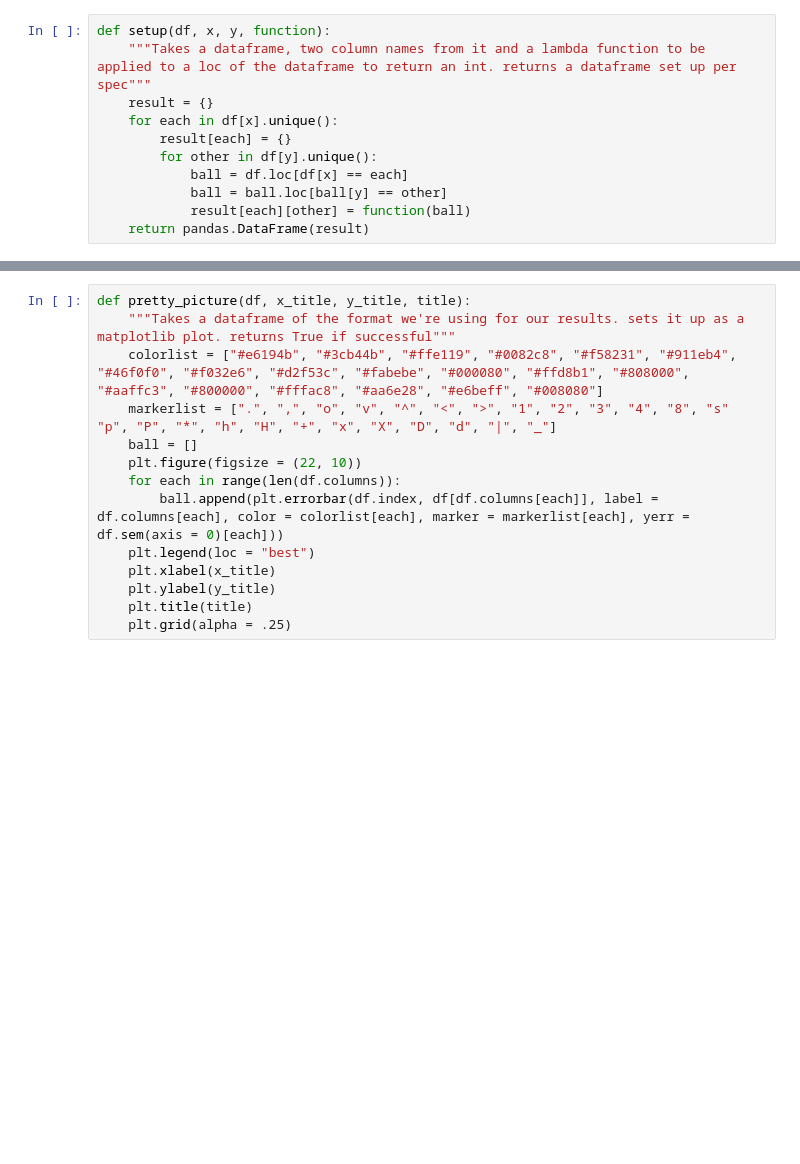
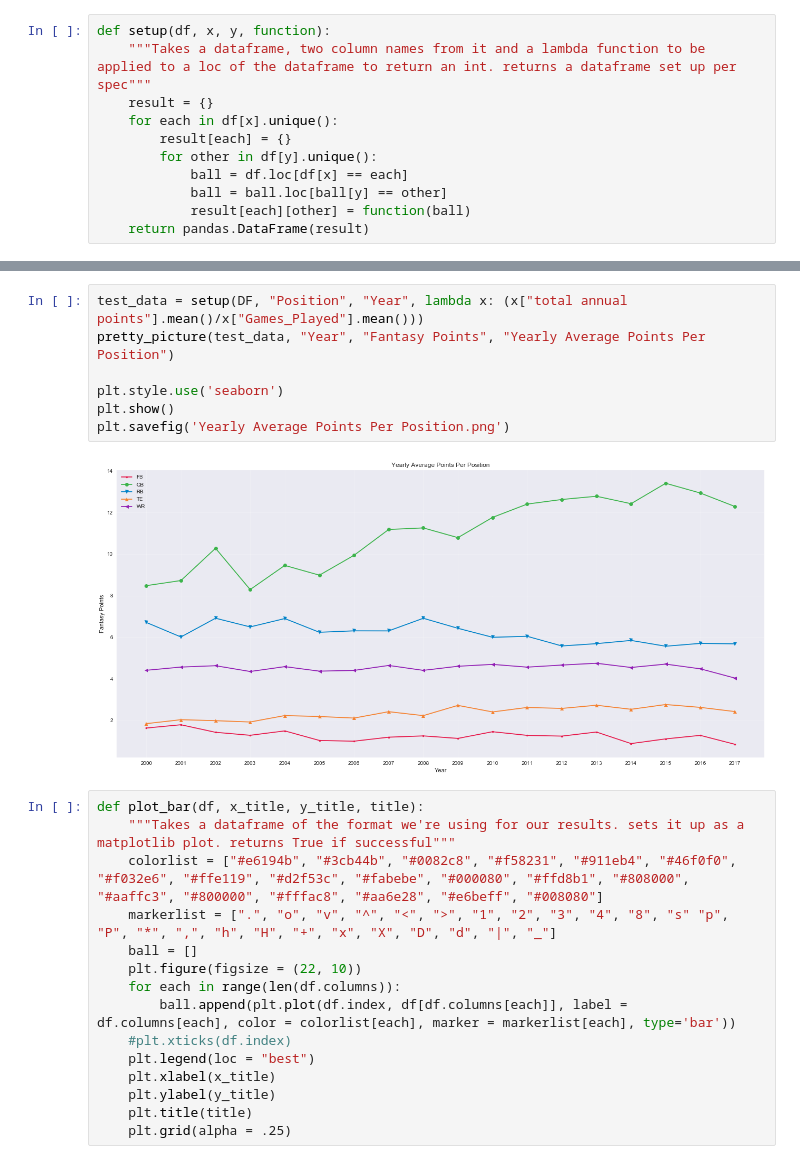
Before and after one commit to aatherton/team_project, a Jupyter notebook: MADNESS.ipynb, the cells around one changed output, grey strips where cells are left out. Cells and saved outputs as stored; diff of their text form; blank space fills up the shorter version.

```diff
--- a/MADNESS.ipynb
+++ b/MADNESS.ipynb
@@ -38,12 +72,22 @@ setup(DF, "Position", "Year", lambda x: x["total annual points"].sum()).head()
+# %%
+test_data = setup(DF, "Position", "Year", lambda x: (x["total annual points"].mean()/x["Games_Played"].mean()))
+pretty_picture(test_data, "Year", "Fantasy Points", "Yearly Average Points Per Position")
+
+plt.style.use('seaborn')
+plt.show()
+plt.savefig('Yearly Average Points Per Position.png')
+# %% [output]
+[figure, added]
 # %%
-def pretty_picture(df, x_title, y_title, title):
+def plot_bar(df, x_title, y_title, title):
     """Takes a dataframe of the format we're using for our results. sets it up as a matplotlib plot. returns True if successful"""
-    colorlist = ["#e6194b", "#3cb44b", "#ffe119", "#0082c8", "#f58231", "#911eb4", "#46f0f0", "#f032e6", "#d2f53c", "#fabebe", "#000080", "#ffd8b1", "#808000", "#aaffc3", "#800000", "#fffac8", "#aa6e28", "#e6beff", "#008080"]
-    markerlist = [".", ",", "o", "v", "^", "<", ">", "1", "2", "3", "4", "8", "s" "p", "P", "*", "h", "H", "+", "x", "X", "D", "d", "|", "_"]
+    colorlist = ["#e6194b", "#3cb44b", "#0082c8", "#f58231", "#911eb4", "#46f0f0", "#f032e6", "#ffe119", "#d2f53c", "#fabebe", "#000080", "#ffd8b1", "#808000", "#aaffc3", "#800000", "#fffac8", "#aa6e28", "#e6beff", "#008080"]
+    markerlist = [".", "o", "v", "^", "<", ">", "1", "2", "3", "4", "8", "s" "p", "P", "*", ",", "h", "H", "+", "x", "X", "D", "d", "|", "_"]
     ball = []
     plt.figure(figsize = (22, 10))
     for each in range(len(df.columns)):
-        ball.append(plt.errorbar(df.index, df[df.columns[each]], label = df.columns[each], color = colorlist[each], marker = markerlist[each], yerr = df.sem(axis = 0)[each]))
+        ball.append(plt.plot(df.index, df[df.columns[each]], label = df.columns[each], color = colorlist[each], marker = markerlist[each], type='bar'))
+    #plt.xticks(df.index)
     plt.legend(loc = "best")
     plt.xlabel(x_title)
     plt.ylabel(y_title)
```
Also changed, not shown: parts of 6 cells of this notebook, 3 other files.
